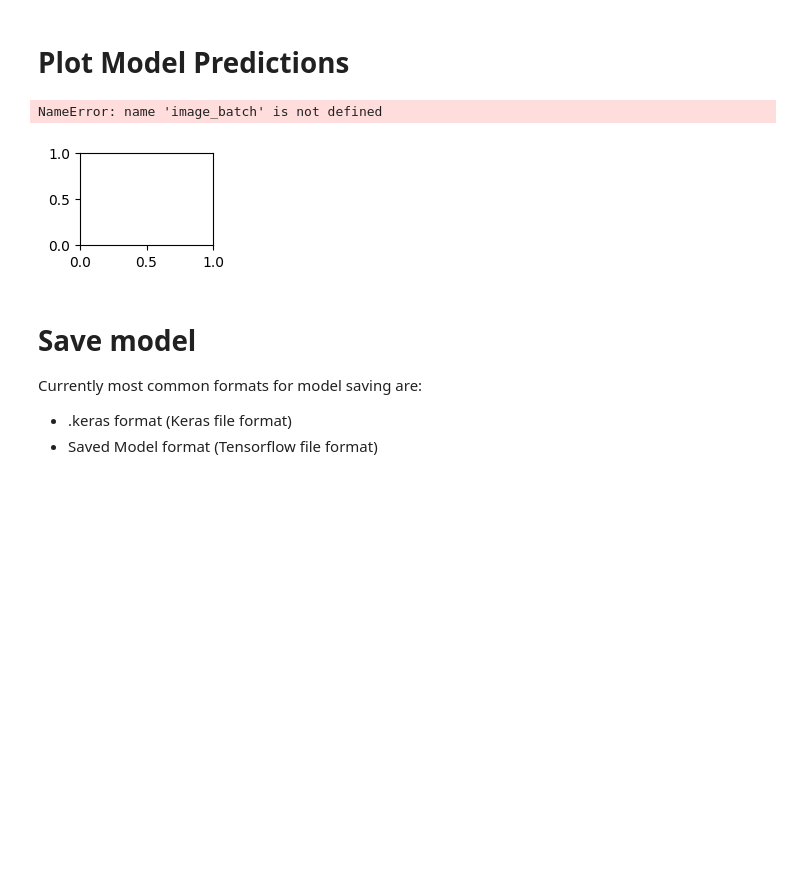
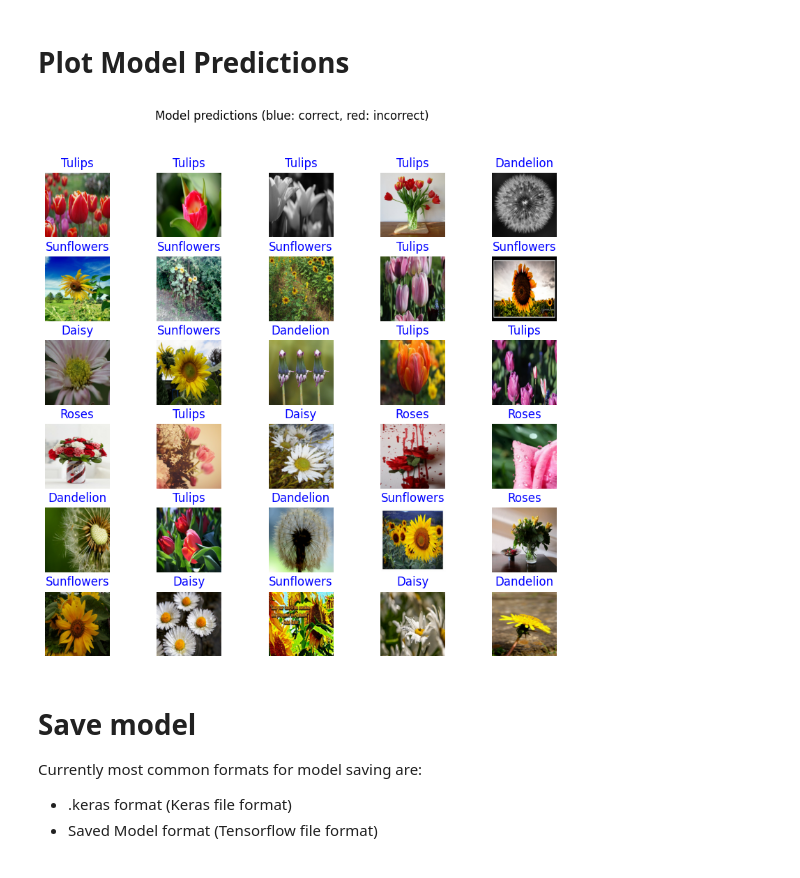
Before and after one commit to TeemuGus/DeepLearning2, a Jupyter notebook: Week2/TF_exercise_flowers_with_transfer_learning_exercise_TGu.ipynb, the cells around one changed output. Saved outputs shown, nothing was run; the diff lists cells and outputs as text; code cells hidden in the pictures; blank space fills up the shorter version.

```diff
--- a/Week2/TF_exercise_flowers_with_transfer_learning_exercise_TGu.ipynb
+++ b/Week2/TF_exercise_flowers_with_transfer_learning_exercise_TGu.ipynb
@@ -383,0 +409,17 @@ uncorrect_predictions =
+# %%
+## Task 10:
+## Your code here
+#predicted_batch = model.predict(image_batch)
+#predicted_batch = tf.squeeze(predicted_batch).numpy()
+#predicted_ids = np.argmax(predicted_batch, axis=-1)
+#predicted_class_names = class_names[predicted_ids]
+#predicted_class_names
+
+image_batch, label_batch = next(iter(train_batches))
+image_batch_np = image_batch.numpy()
+label_batch_np = label_batch.numpy()
+predictions = model.predict(image_batch_np)
+predicted_id = np.argmax(predictions, axis=1)
+class_names = np.array(dataset_info.features['label'].names)
+predicted_class_names = class_names[predicted_id]
+uncorrect_predictions = np.sum(predicted_id != label_batch_np)
@@ -402,16 +461,15 @@ print(uncorrect_predictions_classes)
 # %%
 plt.figure(figsize=(10,9))
 for n in range(30):
   plt.subplot(6,5,n+1)
   plt.subplots_adjust(hspace = 0.3)
   plt.imshow(image_batch[n])
-  color = "blue" if predicted_ids[n] == label_batch[n] else "red"
+  color = "blue" if predicted_id[n] == label_batch[n] else "red"
   plt.title(predicted_class_names[n].title(), color=color)
   plt.axis('off')
 _ = plt.suptitle("Model predictions (blue: correct, red: incorrect)")
 # %% [output]
-NameError: name 'image_batch' is not defined
-[figure, old version]
+[figure, new version]
 # %% [markdown]
 # Save model
 
```
Also changed, not shown: parts of 13 cells of this notebook.
